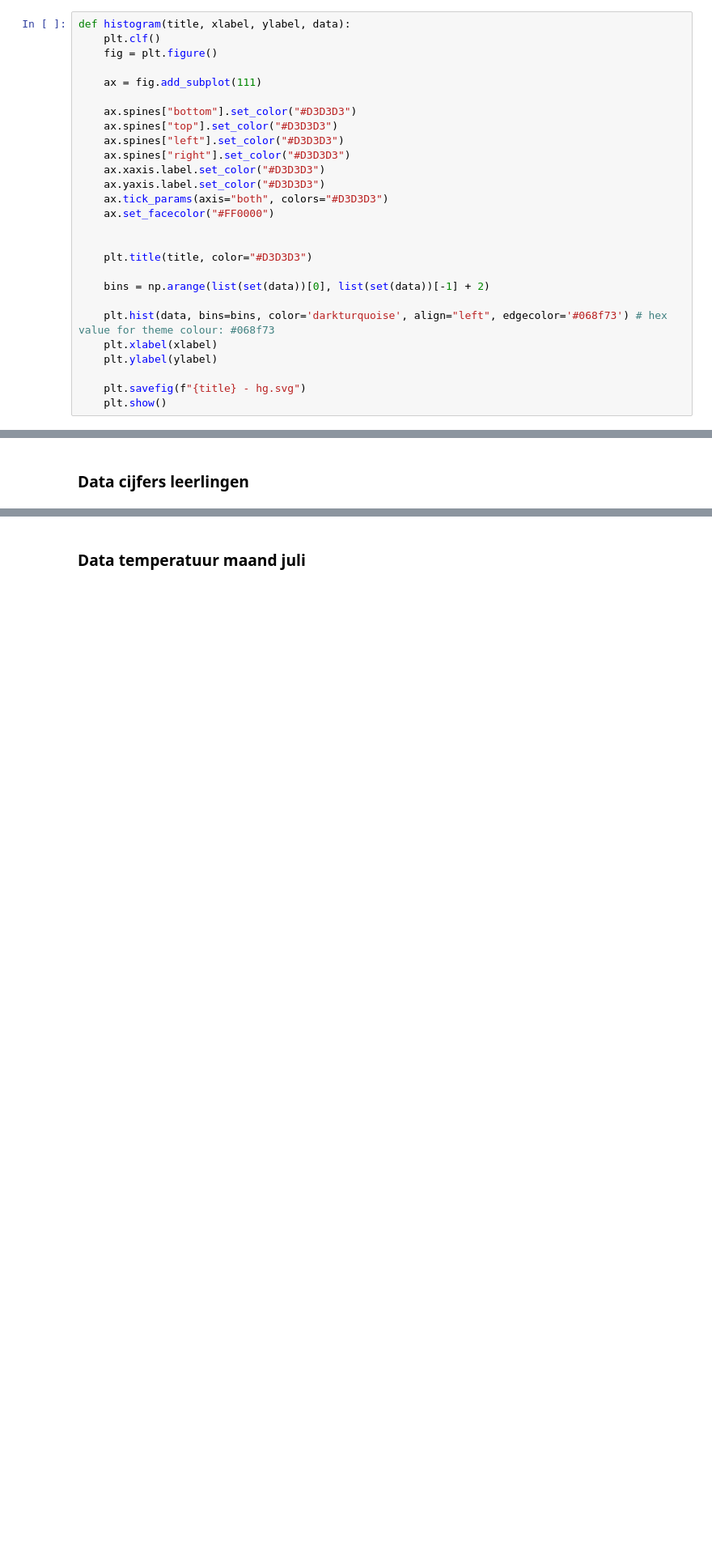
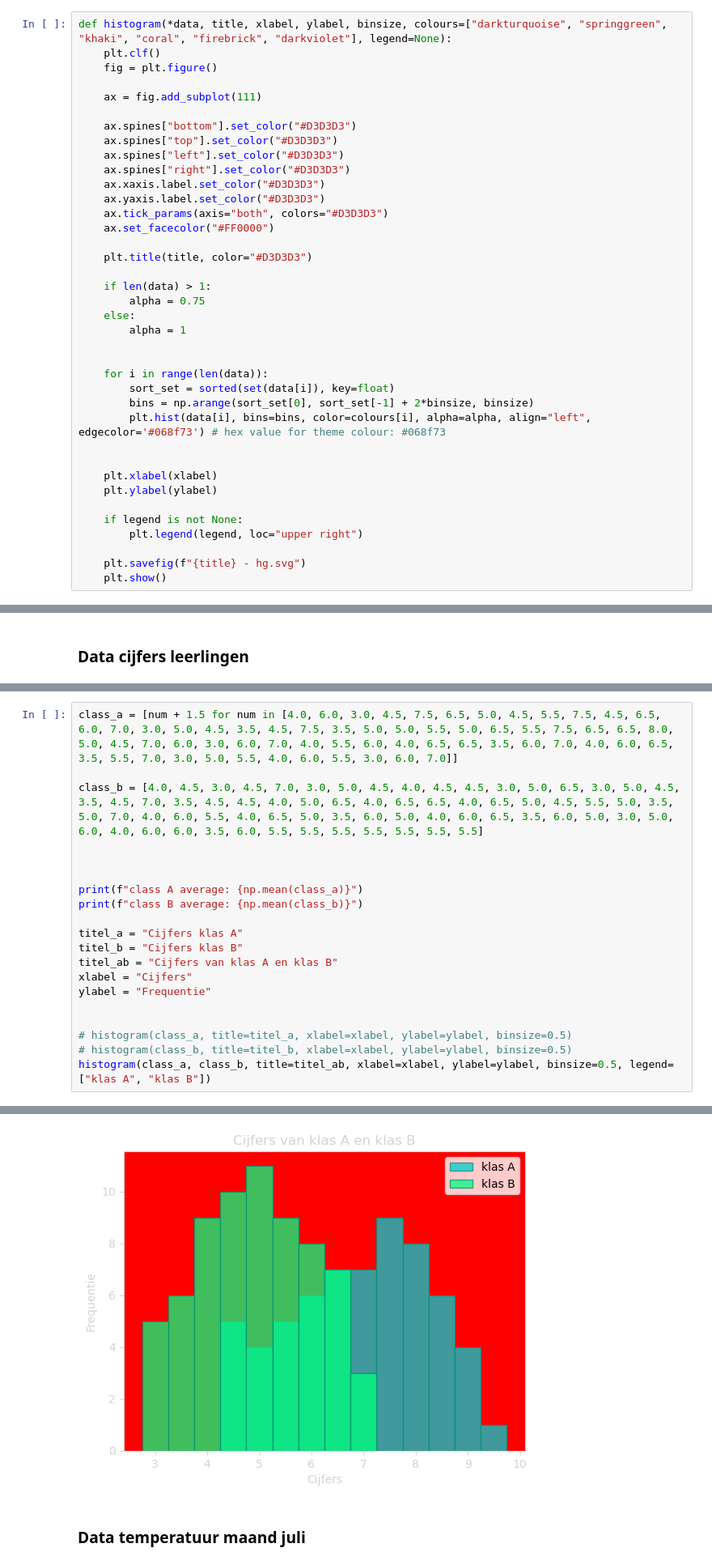
Before and after one commit to M-Serrano-Altena/Wiskundewijs, a Jupyter notebook: src/Statistiek/statistiek.ipynb, the cells around one changed output, grey strips where cells are left out. Shown at 81% size. Saved outputs shown, nothing was run; the diff lists cells and outputs as text; blank space fills up the shorter version.

```diff
--- a/src/Statistiek/statistiek.ipynb
+++ b/src/Statistiek/statistiek.ipynb
@@ -46,7 +46,7 @@ def staafdiagram(title, xlabel, ylabel, labels, data):
 # %% [markdown]
 ### Histogram
 # %%
-def histogram(title, xlabel, ylabel, data):
+def histogram(*data, title, xlabel, ylabel, binsize, colours=["darkturquoise", "springgreen", "khaki", "coral", "firebrick", "darkviolet"], legend=None):
     plt.clf()
     fig = plt.figure()
 
@@ -61,15 +61,26 @@ def histogram(title, xlabel, ylabel, data):
     ax.tick_params(axis="both", colors="#D3D3D3")
     ax.set_facecolor("#FF0000")
 
-
     plt.title(title, color="#D3D3D3")
 
-    bins = np.arange(list(set(data))[0], list(set(data))[-1] + 2)
+    if len(data) > 1:
+        alpha = 0.75
+    else:
+        alpha = 1
 
-    plt.hist(data, bins=bins, color='darkturquoise', align="left", edgecolor='#068f73') # hex value for theme colour: #068f73
+
+    for i in range(len(data)):
+        sort_set = sorted(set(data[i]), key=float)
+        bins = np.arange(sort_set[0], sort_set[-1] + 2*binsize, binsize)
+        plt.hist(data[i], bins=bins, color=colours[i], alpha=alpha, align="left", edgecolor='#068f73') # hex value for theme colour: #068f73
+
+
     plt.xlabel(xlabel)
     plt.ylabel(ylabel)
 
+    if legend is not None:
+        plt.legend(legend, loc="upper right")
+
     plt.savefig(f"{title} - hg.svg")
     plt.show()
 # %% [markdown]
@@ -157,0 +177,21 @@ cirkeldiagram(title=titel, labels=labels, data=values, colours=colours)
+# %%
+class_a = [num + 1.5 for num in [4.0, 6.0, 3.0, 4.5, 7.5, 6.5, 5.0, 4.5, 5.5, 7.5, 4.5, 6.5, 6.0, 7.0, 3.0, 5.0, 4.5, 3.5, 4.5, 7.5, 3.5, 5.0, 5.0, 5.5, 5.0, 6.5, 5.5, 7.5, 6.5, 6.5, 8.0, 5.0, 4.5, 7.0, 6.0, 3.0, 6.0, 7.0, 4.0, 5.5, 6.0, 4.0, 6.5, 6.5, 3.5, 6.0, 7.0, 4.0, 6.0, 6.5, 3.5, 5.5, 7.0, 3.0, 5.0, 5.5, 4.0, 6.0, 5.5, 3.0, 6.0, 7.0]]
+
+class_b = [4.0, 4.5, 3.0, 4.5, 7.0, 3.0, 5.0, 4.5, 4.0, 4.5, 4.5, 3.0, 5.0, 6.5, 3.0, 5.0, 4.5, 3.5, 4.5, 7.0, 3.5, 4.5, 4.5, 4.0, 5.0, 6.5, 4.0, 6.5, 6.5, 4.0, 6.5, 5.0, 4.5, 5.5, 5.0, 3.5, 5.0, 7.0, 4.0, 6.0, 5.5, 4.0, 6.5, 5.0, 3.5, 6.0, 5.0, 4.0, 6.0, 6.5, 3.5, 6.0, 5.0, 3.0, 5.0, 6.0, 4.0, 6.0, 6.0, 3.5, 6.0, 5.5, 5.5, 5.5, 5.5, 5.5, 5.5, 5.5]
+
+
+
+print(f"class A average: {np.mean(class_a)}")
+print(f"class B average: {np.mean(class_b)}")
+
+titel_a = "Cijfers klas A"
+titel_b = "Cijfers klas B"
+titel_ab = "Cijfers van klas A en klas B"
+xlabel = "Cijfers"
+ylabel = "Frequentie"
+
+
+# histogram(class_a, title=titel_a, xlabel=xlabel, ylabel=ylabel, binsize=0.5)
+# histogram(class_b, title=titel_b, xlabel=xlabel, ylabel=ylabel, binsize=0.5)
+histogram(class_a, class_b, title=titel_ab, xlabel=xlabel, ylabel=ylabel, binsize=0.5, legend=["klas A", "klas B"])
+# %% [output]
@@ -158,3 +201,4 @@ cirkeldiagram(title=titel, labels=labels, data=values, colours=colours)
+[figure, added]
 # %% [markdown]
 ### Data temperatuur maand juli
 # %%
```
Also changed, not shown: parts of 7 cells of this notebook, 8 other files.
